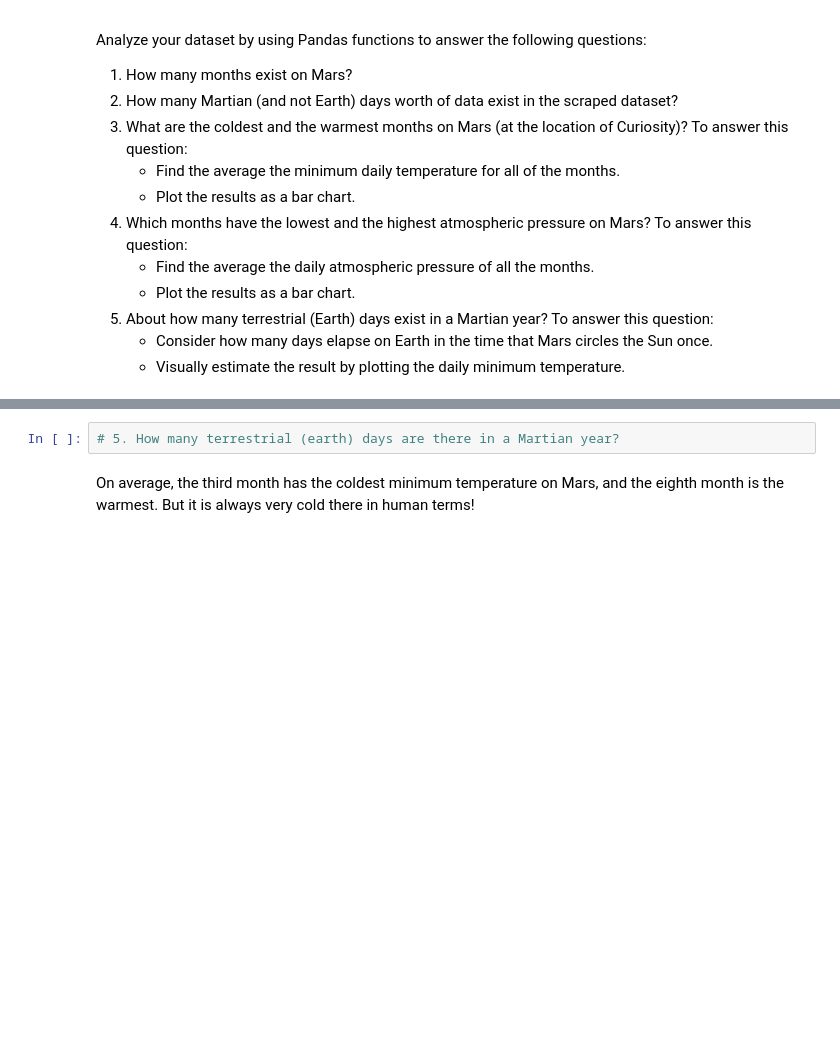
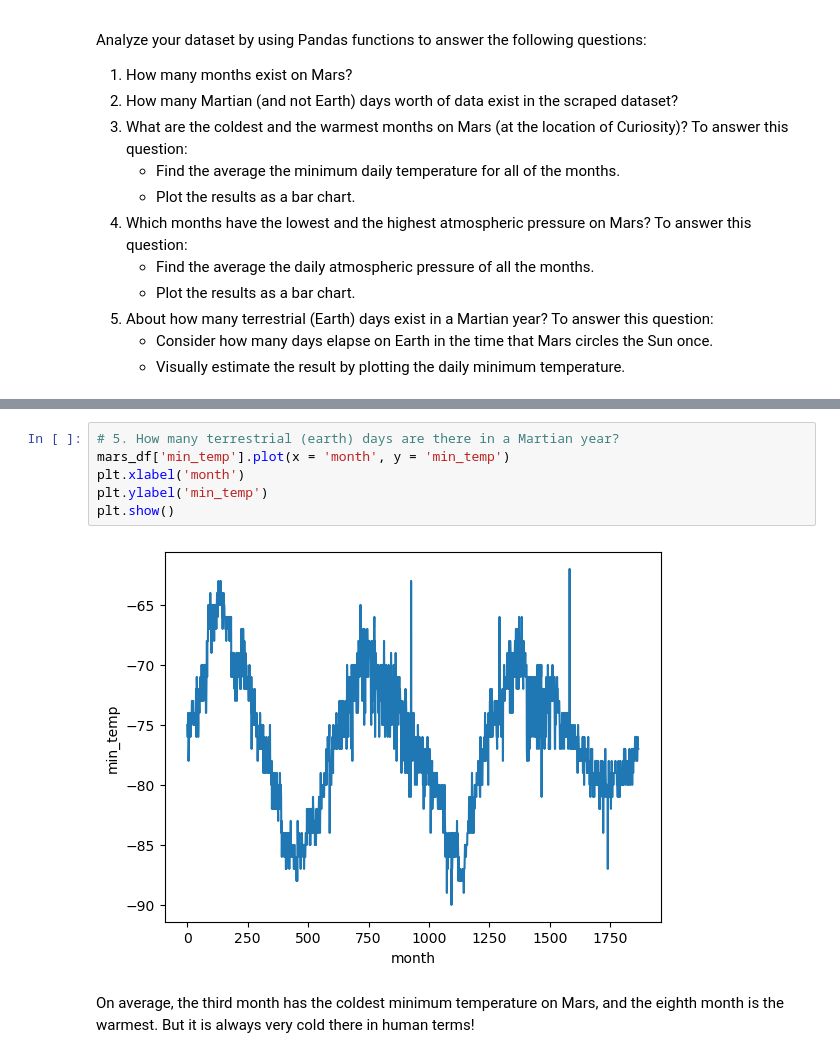
Before and after one commit to Geysha07/Module-11-Challenge, a Jupyter notebook: Starter_Code/part_2_mars_weather.ipynb, the cells around one changed output, grey strips where cells are left out. Drawn from its saved outputs; the diff is of its cells as text; blank space fills up the shorter version.

```diff
--- a/Starter_Code/part_2_mars_weather.ipynb
+++ b/Starter_Code/part_2_mars_weather.ipynb
@@ -178,5 +241,11 @@ Analyze your dataset by using Pandas functions to answer the following questions
 # %%
 # 5. How many terrestrial (earth) days are there in a Martian year?
+mars_df['min_temp'].plot(x = 'month', y = 'min_temp')
+plt.xlabel('month')
+plt.ylabel('min_temp')
+plt.show()
+# %% [output]
+[figure, added]
 # %% [markdown]
 On average, the third month has the coldest minimum temperature on Mars, and the eighth month is the warmest. But it is always very cold there in human terms!
 # %% [markdown]
```
Also changed, not shown: parts of 11 cells of this notebook, 1 other file.
